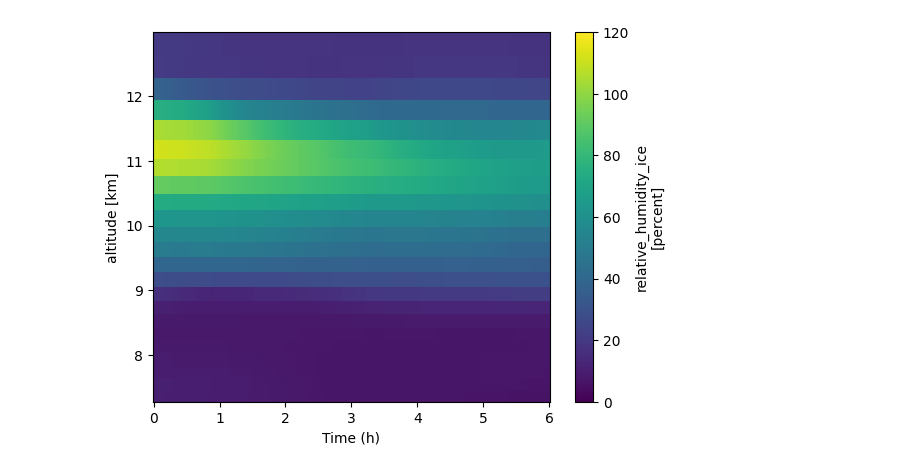
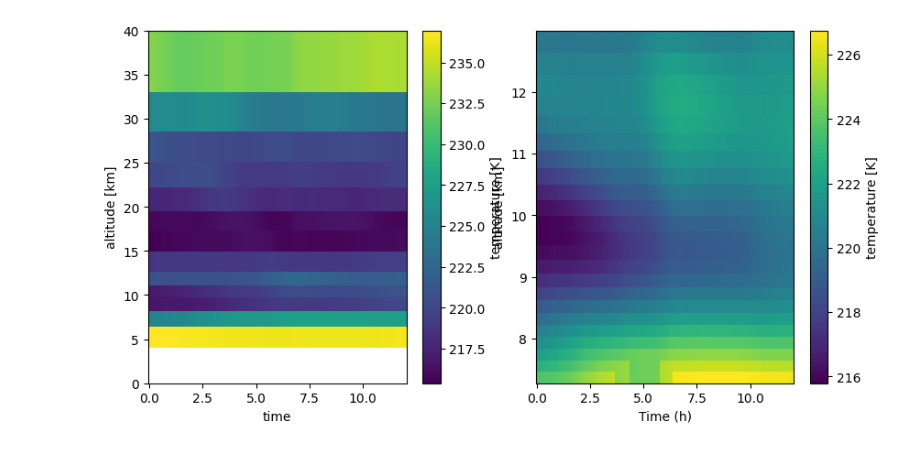
Before and after one commit to lewisclarkan/APCEMM_lanc2, a Jupyter notebook: scripts/final/test.ipynb, the cells around one changed output. Saved outputs shown, nothing was run; the diff lists cells and outputs as text; code cells hidden in the pictures.

Commit message:
get full temperature profile

```diff
--- a/scripts/final/test.ipynb
+++ b/scripts/final/test.ipynb
@@ -3,4 +4,5 @@ import xarray as xr
 import matplotlib.pyplot as plt
 import numpy as np
 # %%
-ds = xr.open_dataset("mets/input9.nc", engine="netcdf4")
+ds = xr.open_dataset("mets/input_temp0.nc", engine="netcdf4")
+ds_2 = xr.open_dataset("mets/input0.nc", engine="netcdf4")
@@ -7,10 +25,17 @@ ds = xr.open_dataset("mets/input9.nc", engine="netcdf4")
 # %%
 # Convert time coordinate to numeric type for plotting
 
+fig,axes = plt.subplots(nrows=1, ncols=2, figsize=(10, 5))
+
 ds.coords['time'] = ds.coords['time'].astype('float')/(10**9 * 60 * 60)
-ds["relative_humidity_ice"].plot(vmin=0, vmax=120)
+ds["temperature"].plot(ax = axes[0])
+
+axes[0].set_ylim(0,40)
+
+ds_2.coords['time'] = ds_2.coords['time'].astype('float')/(10**9 * 60 * 60)
+ds_2["temperature"].plot(ax = axes[1])
 
 plt.xlabel("Time (h)")
 plt.show()
 # %% [output]
-[figure, old version]
+[figure, new version]
```
Also changed, not shown: parts of 2 cells of this notebook, 3 other files.
